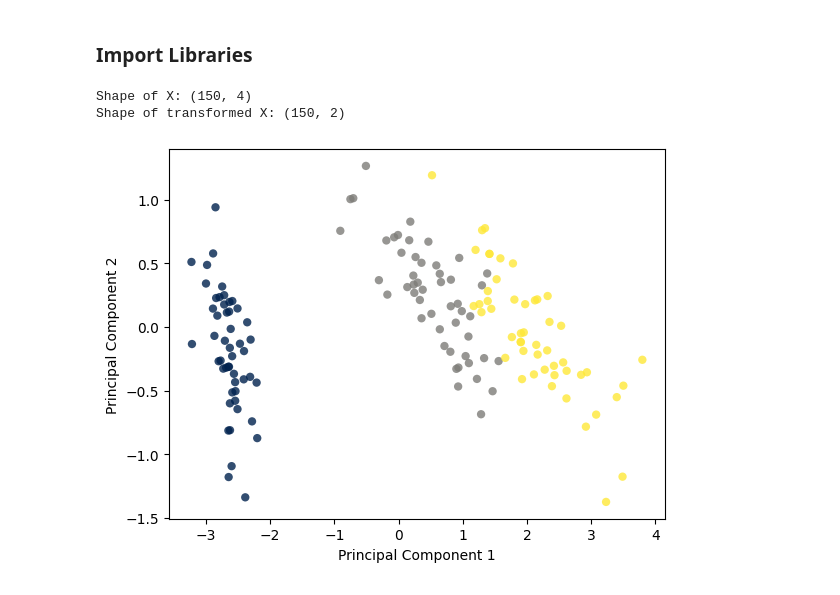
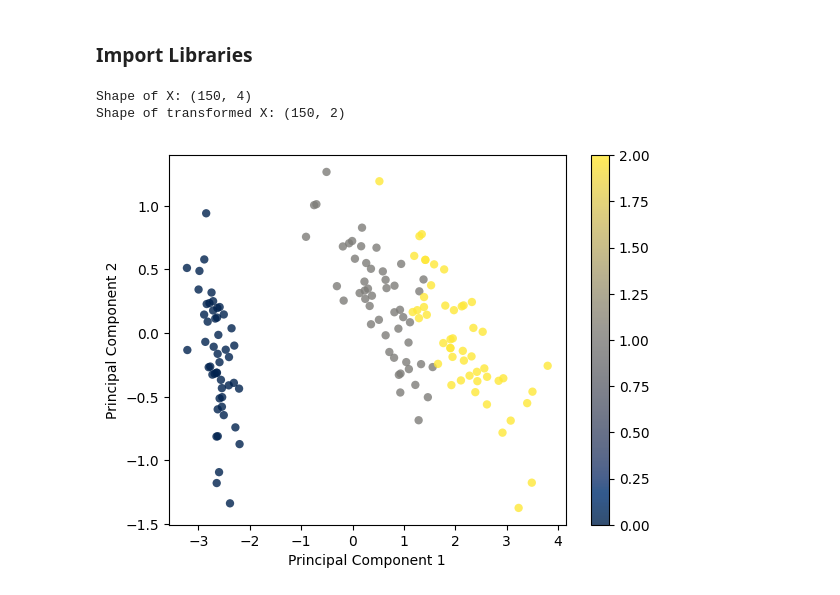
Before and after one commit to samithcsachi/Kaggle_Notebooks, a Jupyter notebook: pca-from-scratch-in-python.ipynb, the cells around one changed output. Saved outputs shown, nothing was run; the diff lists cells and outputs as text; code cells hidden in the pictures.

```diff
--- a/pca-from-scratch-in-python.ipynb
+++ b/pca-from-scratch-in-python.ipynb
@@ -42,31 +42,32 @@ class PCA:
 # Testing
 if __name__ == "__main__":
 
 
     # data = datasets.load_digits()
     data = datasets.load_iris()
     X = data.data
     y = data.target
 
     # Project the data onto the 2 primary principal components
     pca = PCA(2)
     pca.fit(X)
     X_projected = pca.transform(X)
 
     print("Shape of X:", X.shape)
     print("Shape of transformed X:", X_projected.shape)
 
     x1 = X_projected[:, 0]
     x2 = X_projected[:, 1]
 
     plt.scatter(x1, x2, c=y, edgecolor="none", alpha=0.8, cmap=plt.colormaps["cividis"])
 
 
 
     plt.xlabel("Principal Component 1")
     plt.ylabel("Principal Component 2")
+    plt.colorbar()
     plt.show()
 # %% [output]
 Shape of X: (150, 4)
 Shape of transformed X: (150, 2)
-[figure, old version]
+[figure, new version]
```
Also changed, not shown: parts of 1 cell of this notebook.
